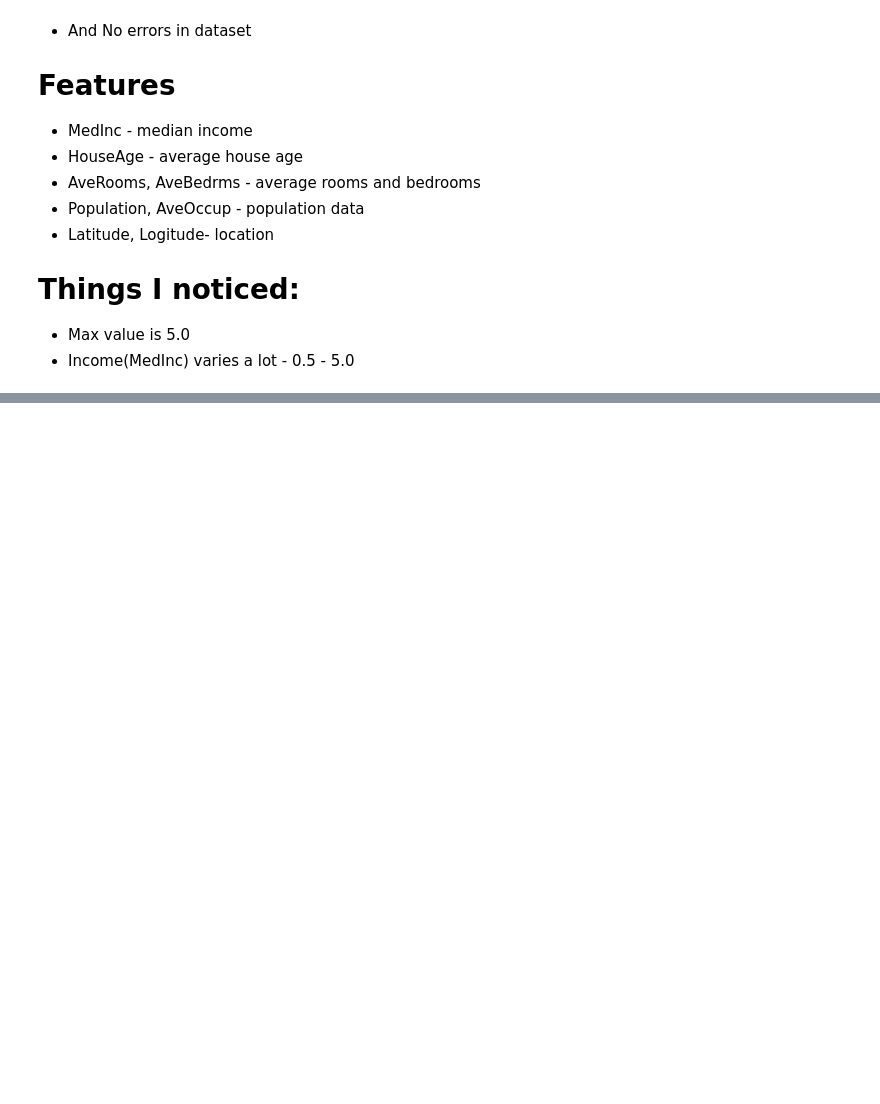
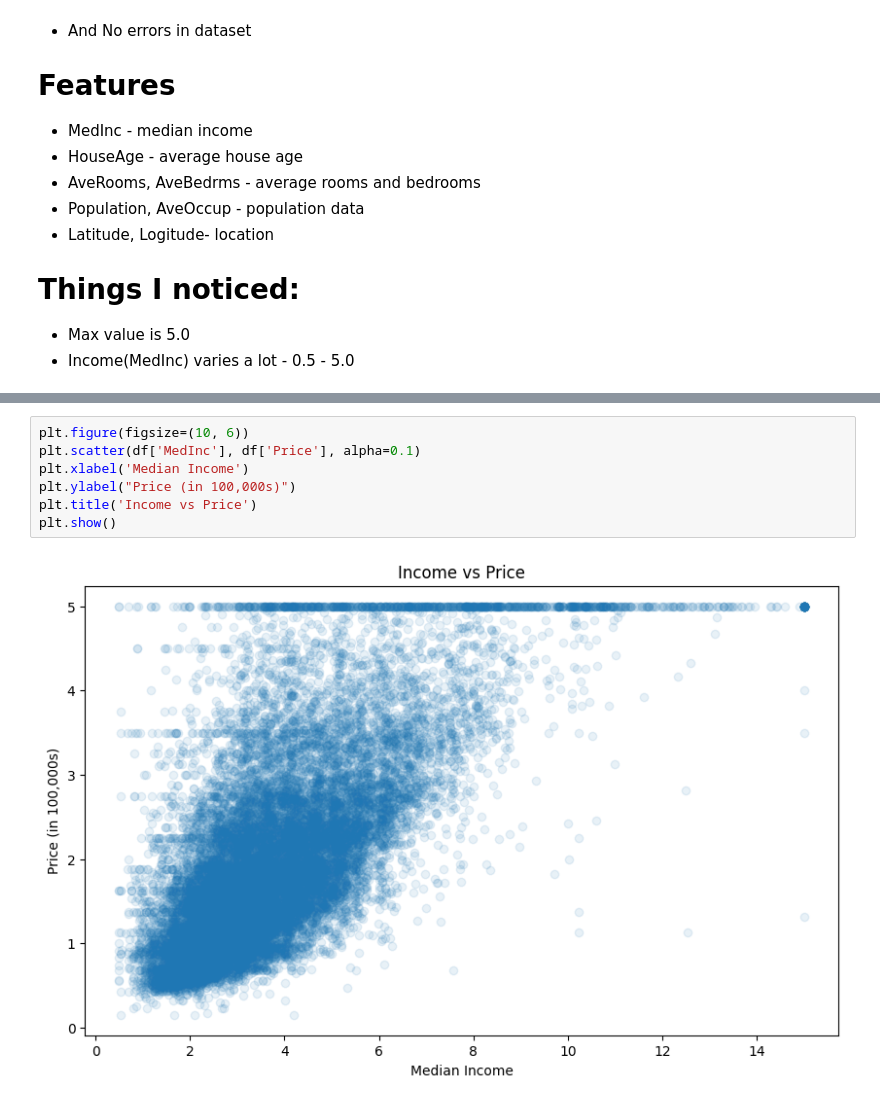
Before and after one commit to Roshan0003goud/california-housing-regression, a Jupyter notebook: notebooks/01_data_exploration.ipynb, the cells around one changed output, grey strips where cells are left out. Drawn from its saved outputs; the diff is of its cells as text; blank space fills up the shorter version.

```diff
--- a/notebooks/01_data_exploration.ipynb
+++ b/notebooks/01_data_exploration.ipynb
@@ -97,0 +128,9 @@ dtype: int64
+# %%
+plt.figure(figsize=(10, 6))
+plt.scatter(df['MedInc'], df['Price'], alpha=0.1)
+plt.xlabel('Median Income')
+plt.ylabel("Price (in 100,000s)")
+plt.title('Income vs Price')
+plt.show()
+# %% [output]
+[figure, added]
```
Also changed, not shown: parts of 8 cells of this notebook, 2 other files.
